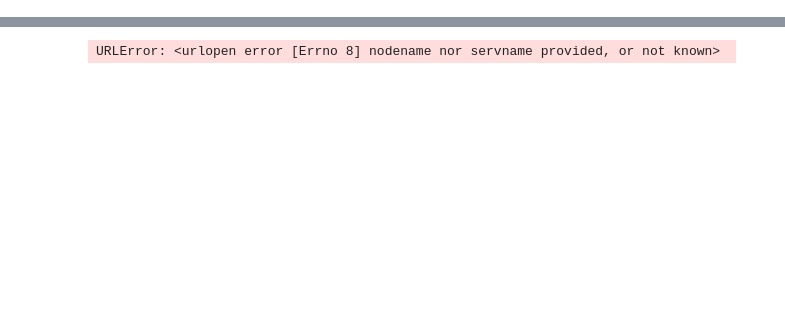
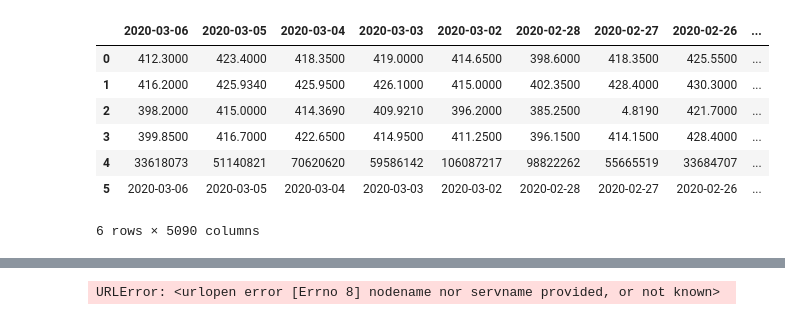
Before and after one commit to wmow/bloombergMDM, a Jupyter notebook: getData.ipynb, the cells around one changed output, grey strips where cells are left out. Saved outputs shown, nothing was run; the diff lists cells and outputs as text; code cells hidden in the pictures; blank space fills up the shorter version.

```diff
--- a/getData.ipynb
+++ b/getData.ipynb
@@ -8,0 +11,12 @@ ql.ApiConfig.api_key = 'TvM-Jbzx938zxdKHUgxw'
+# %%
+from alpha_vantage.timeseries import TimeSeries
+# Your key here
+key = 'QG9CR54Q5A0NVUV0'
+ts = TimeSeries(key)
+listOfDFs = []
+
+aapl, meta = ts.get_daily(symbol='BP.L', outputsize = 'full')
+
+appledf = pd.DataFrame.from_dict(aapl)
+appledf.append(dict(zip(appledf.columns, appledf.columns)), ignore_index=True)
+appledf.head()
@@ -8,0 +31,23 @@ ql.ApiConfig.api_key = 'TvM-Jbzx938zxdKHUgxw'
+# %%
+#
+appledf = pd.DataFrame.from_dict(aapl)
+
+#appledf = pd.concat([appledf, pd.Series(appledf.columns)])
+#appledf = appledf.append(pd.Series(appledf.columns),ignore_index=True)
+
+
+
+
+#appledf = appledf.append(dict(zip(appledf.columns, appledf.columns)), ignore_index=True)
+#appledf.head(10)
+appledf = appledf.append(dict(zip(pd.to_datetime(appledf.columns), appledf.columns)), ignore_index=True)
+appledf.head(10)
+# %% [output]
+|  | 2020-03-06 | 2020-03-05 | 2020-03-04 | 2020-03-03 | 2020-03-02 | 2020-02-28 | 2020-02-27 | 2020-02-26 | ... |
+| 0 | 412.3000 | 423.4000 | 418.3500 | 419.0000 | 414.6500 | 398.6000 | 418.3500 | 425.5500 | ... |
+| 1 | 416.2000 | 425.9340 | 425.9500 | 426.1000 | 415.0000 | 402.3500 | 428.4000 | 430.3000 | ... |
+| 2 | 398.2000 | 415.0000 | 414.3690 | 409.9210 | 396.2000 | 385.2500 | 4.8190 | 421.7000 | ... |
+| 3 | 399.8500 | 416.7000 | 422.6500 | 414.9500 | 411.2500 | 396.1500 | 414.1500 | 428.4000 | ... |
+| 4 | 33618073 | 51140821 | 70620620 | 59586142 | 106087217 | 98822262 | 55665519 | 33684707 | ... |
+| 5 | 2020-03-06 | 2020-03-05 | 2020-03-04 | 2020-03-03 | 2020-03-02 | 2020-02-28 | 2020-02-27 | 2020-02-26 | ... |
+6 rows × 5090 columns
```
Also changed, not shown: parts of 9 cells of this notebook.
